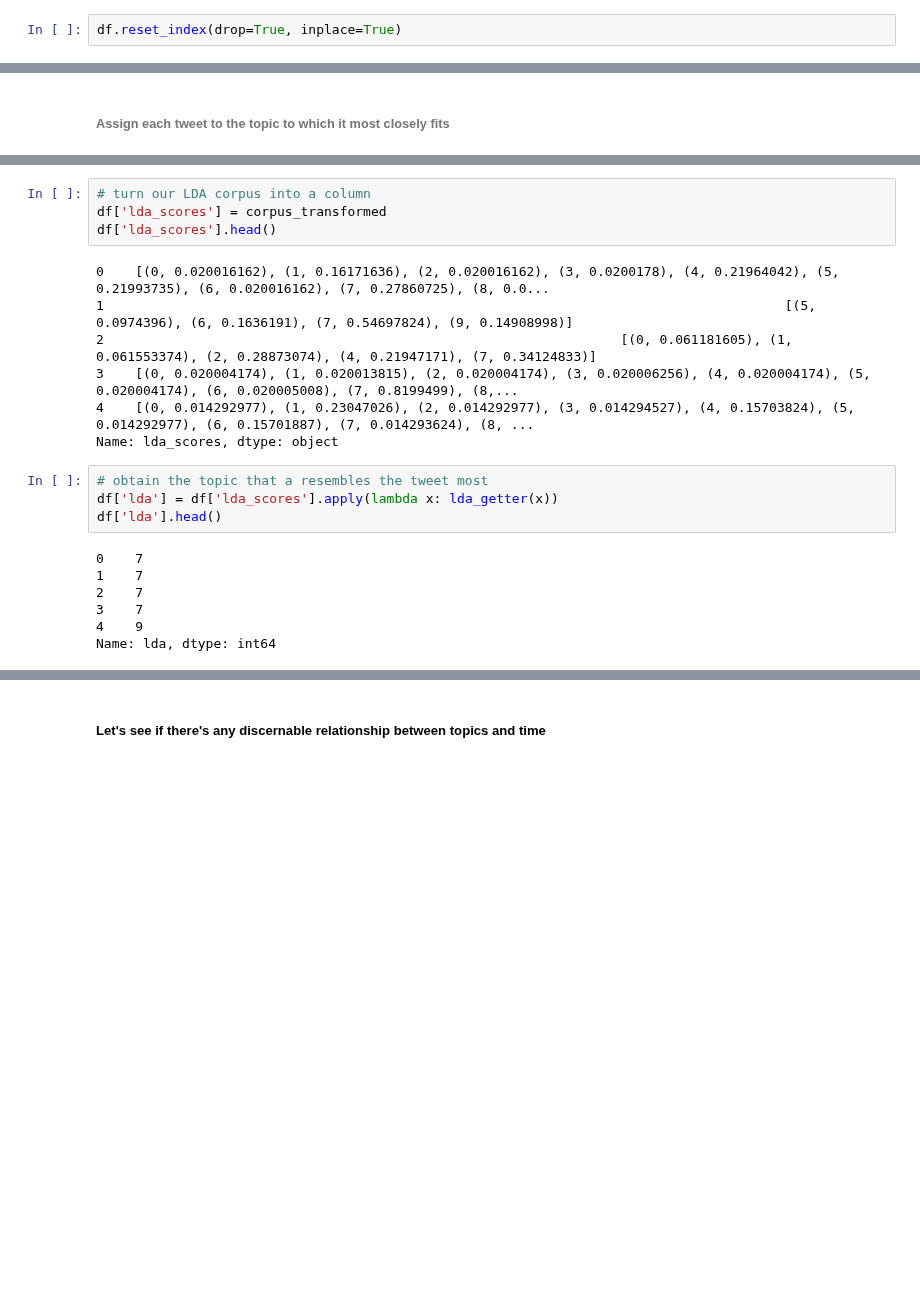
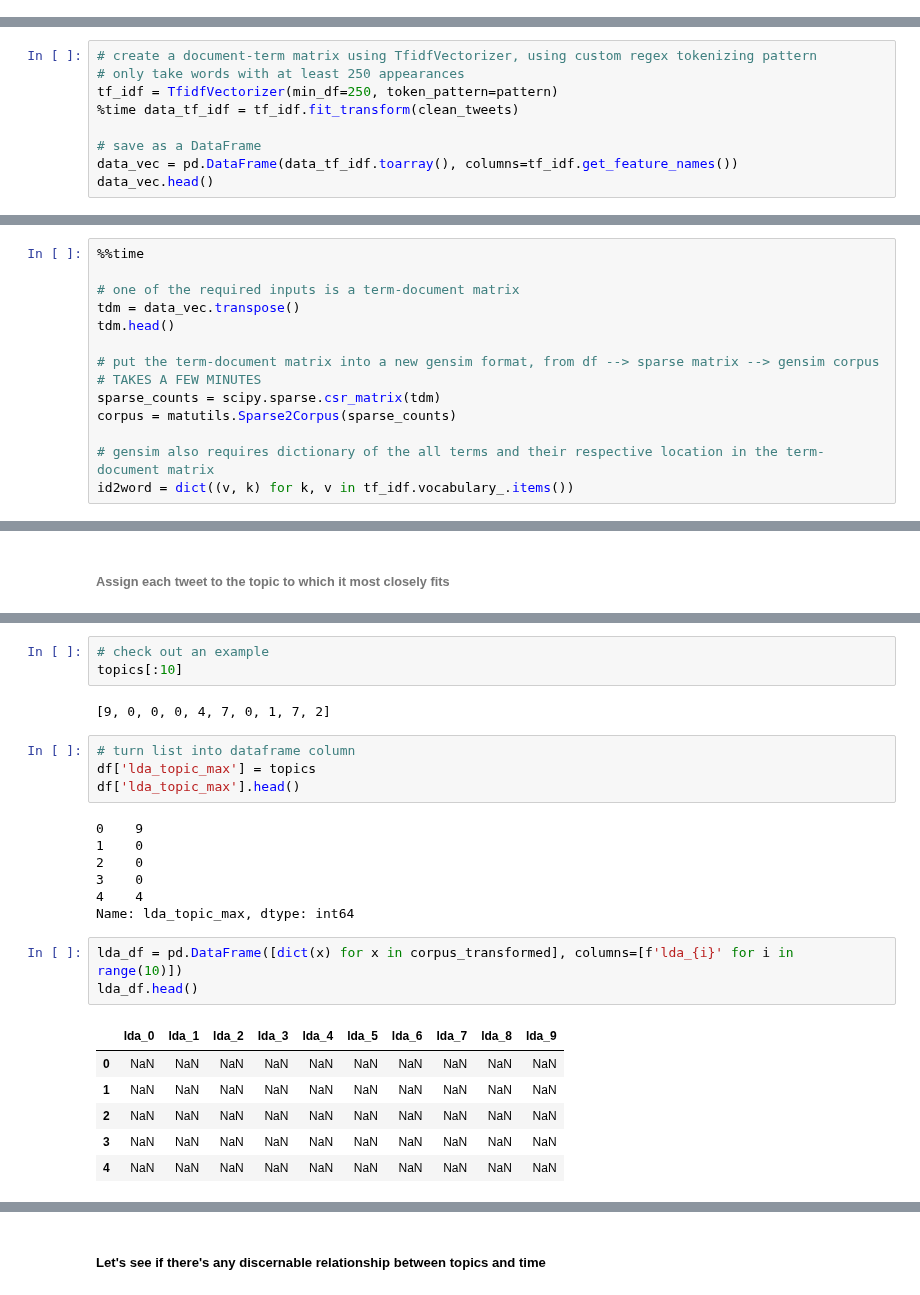
Before and after one commit to p-szymo/twitter-sentiment-analysis, a Jupyter notebook: 03a_nlp_features_notebook.ipynb, the cells around one changed output, grey strips where cells are left out. Cells and saved outputs as stored; diff of their text form; blank space fills up the shorter version.

```diff
--- a/03a_nlp_features_notebook.ipynb
+++ b/03a_nlp_features_notebook.ipynb
@@ -78,2 +97,0 @@ print(df.shape)
-# %%
-df.reset_index(drop=True, inplace=True)
@@ -387,0 +268,9 @@ id2word = dict((v, k) for k, v in cv.vocabulary_.items())
+# %%
+# create a document-term matrix using TfidfVectorizer, using custom regex tokenizing pattern
+# only take words with at least 250 appearances
+tf_idf = TfidfVectorizer(min_df=250, token_pattern=pattern)
+%time data_tf_idf = tf_idf.fit_transform(clean_tweets)
+
+# save as a DataFrame
+data_vec = pd.DataFrame(data_tf_idf.toarray(), columns=tf_idf.get_feature_names())
+data_vec.head()
@@ -403,0 +310,14 @@ id2word = dict((v, k) for k, v in cv.vocabulary_.items())
+# %%
+%%time
+
+# one of the required inputs is a term-document matrix
+tdm = data_vec.transpose()
+tdm.head()
+
+# put the term-document matrix into a new gensim format, from df --> sparse matrix --> gensim corpus
+# TAKES A FEW MINUTES
+sparse_counts = scipy.sparse.csr_matrix(tdm)
+corpus = matutils.Sparse2Corpus(sparse_counts)
+
+# gensim also requires dictionary of the all terms and their respective location in the term-document matrix
+id2word = dict((v, k) for k, v in tf_idf.vocabulary_.items())
@@ -461,22 +405,26 @@ corpus_transformed[0]
+# %%
+# check out an example
+topics[:10]
+# %% [output]
+[9, 0, 0, 0, 4, 7, 0, 1, 7, 2]
 # %%
-# turn our LDA corpus into a column
-df['lda_scores'] = corpus_transformed
-df['lda_scores'].head()
+# turn list into dataframe column
+df['lda_topic_max'] = topics
+df['lda_topic_max'].head()
 # %% [output]
-0    [(0, 0.020016162), (1, 0.16171636), (2, 0.020016162), (3, 0.0200178), (4, 0.21964042), (5, 0.21993735), (6, 0.020016162), (7, 0.27860725), (8, 0.0...
-1                                                                                       [(5, 0.0974396), (6, 0.1636191), (7, 0.54697824), (9, 0.14908998)]
-2                                                                  [(0, 0.061181605), (1, 0.061553374), (2, 0.28873074), (4, 0.21947171), (7, 0.34124833)]
-3    [(0, 0.020004174), (1, 0.020013815), (2, 0.020004174), (3, 0.020006256), (4, 0.020004174), (5, 0.020004174), (6, 0.020005008), (7, 0.8199499), (8,...
-4    [(0, 0.014292977), (1, 0.23047026), (2, 0.014292977), (3, 0.014294527), (4, 0.15703824), (5, 0.014292977), (6, 0.15701887), (7, 0.014293624), (8, ...
-Name: lda_scores, dtype: object
+0    9
+1    0
+2    0
+3    0
+4    4
+Name: lda_topic_max, dtype: int64
-# %%
-# obtain the topic that a resembles the tweet most
-df['lda'] = df['lda_scores'].apply(lambda x: lda_getter(x))
-df['lda'].head()
-# %% [output]
-0    7
-1    7
-2    7
-3    7
-4    9
-Name: lda, dtype: int64
+# %%
+lda_df = pd.DataFrame([dict(x) for x in corpus_transformed], columns=[f'lda_{i}' for i in range(10)])
+lda_df.head()
+# %% [output]
+|  | lda_0 | lda_1 | lda_2 | lda_3 | lda_4 | lda_5 | lda_6 | lda_7 | lda_8 | lda_9 |
+| 0 | NaN | NaN | NaN | NaN | NaN | NaN | NaN | NaN | NaN | NaN |
+| 1 | NaN | NaN | NaN | NaN | NaN | NaN | NaN | NaN | NaN | NaN |
+| 2 | NaN | NaN | NaN | NaN | NaN | NaN | NaN | NaN | NaN | NaN |
+| 3 | NaN | NaN | NaN | NaN | NaN | NaN | NaN | NaN | NaN | NaN |
+| 4 | NaN | NaN | NaN | NaN | NaN | NaN | NaN | NaN | NaN | NaN |
```
Also changed, not shown: parts of 77 cells of this notebook, 3 other files.
